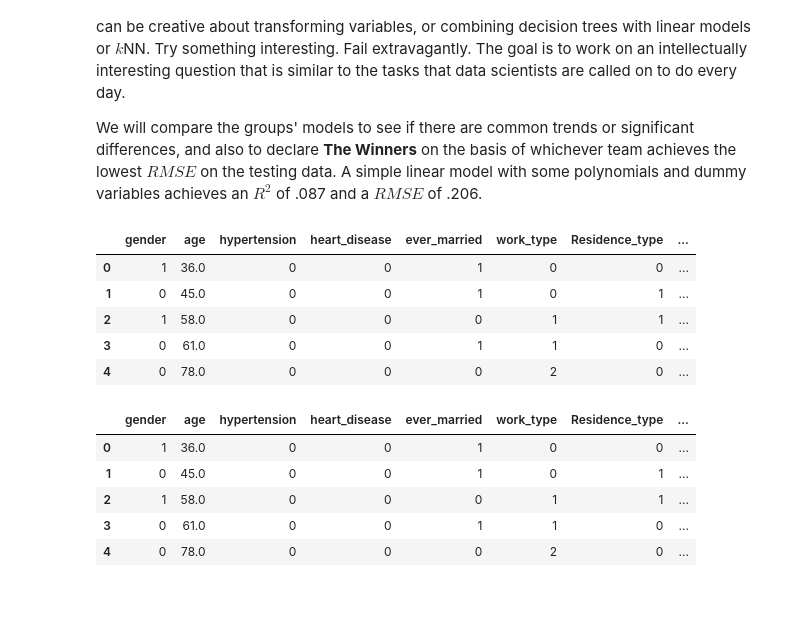
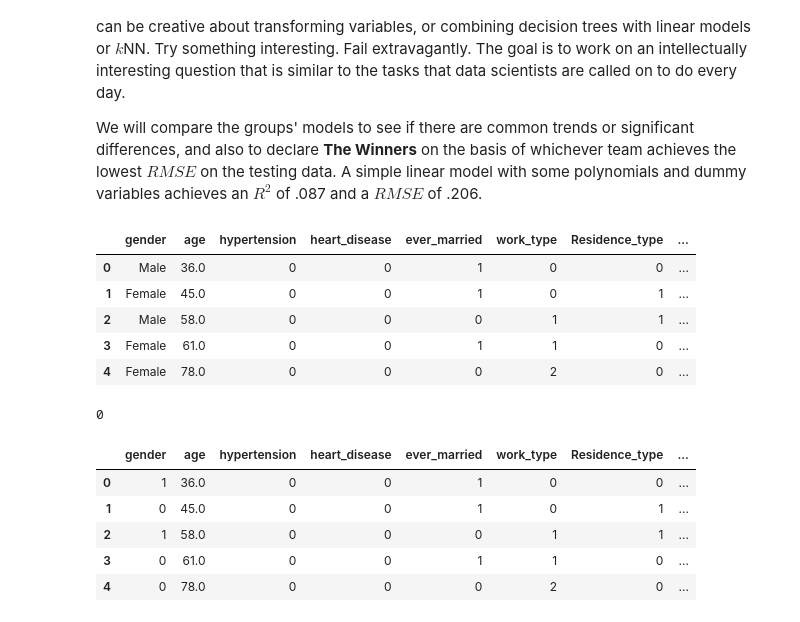
Before and after one commit to DS3001/group24, a Jupyter notebook: lab2.ipynb, the cells around one changed output. Drawn from its saved outputs; the diff is of its cells as text; code cells hidden in the pictures.

```diff
--- a/lab2.ipynb
+++ b/lab2.ipynb
@@ -40,16 +30,15 @@ X_test['bmi'] = X_test['bmi'].fillna(X_test['bmi'].mean())
 # %%
 df_train['ever_married'] = df_train['ever_married'].replace(['Yes','No'],[1,0])
 df_train['work_type'] = df_train['work_type'].replace(['Govt_job','Self-employed','Private','children','Never_worked'],[0,1,2,3,4])
-df_train['gender'] = df_train['gender'].replace(['Male','Female'],[1,0])
 df_train['Residence_type'] = df_train['Residence_type'].replace(['Urban','Rural'],[0,1])
 df_train['smoking_status'] = df_train['smoking_status'].replace(['formerly smoked','never smoked','Unknown','smokes'],[0,1,2,3])
 df_train['smoking_status'].value_counts()
 df_train = df_train.drop(['Unnamed: 0','id'],axis=1)
 df_train.head()
 # %% [output]
 |  | gender | age | hypertension | heart_disease | ever_married | work_type | Residence_type | ... |
-| 0 | 1 | 36.0 | 0 | 0 | 1 | 0 | 0 | ... |
-| 1 | 0 | 45.0 | 0 | 0 | 1 | 0 | 1 | ... |
-| 2 | 1 | 58.0 | 0 | 0 | 0 | 1 | 1 | ... |
-| 3 | 0 | 61.0 | 0 | 0 | 1 | 1 | 0 | ... |
-| 4 | 0 | 78.0 | 0 | 0 | 0 | 2 | 0 | ... |
+| 0 | Male | 36.0 | 0 | 0 | 1 | 0 | 0 | ... |
+| 1 | Female | 45.0 | 0 | 0 | 1 | 0 | 1 | ... |
+| 2 | Male | 58.0 | 0 | 0 | 0 | 1 | 1 | ... |
+| 3 | Female | 61.0 | 0 | 0 | 1 | 1 | 0 | ... |
+| 4 | Female | 78.0 | 0 | 0 | 0 | 2 | 0 | ... |
@@ -59,3 +50,7 @@ df_train.dropna(inplace=True)
+# %%
+df_train['avg_glucose_level'].isna().sum()
+# %% [output]
+0
 # %%
 df_train.head()
 # %% [output]
```
Also changed, not shown: parts of 17 cells of this notebook.
